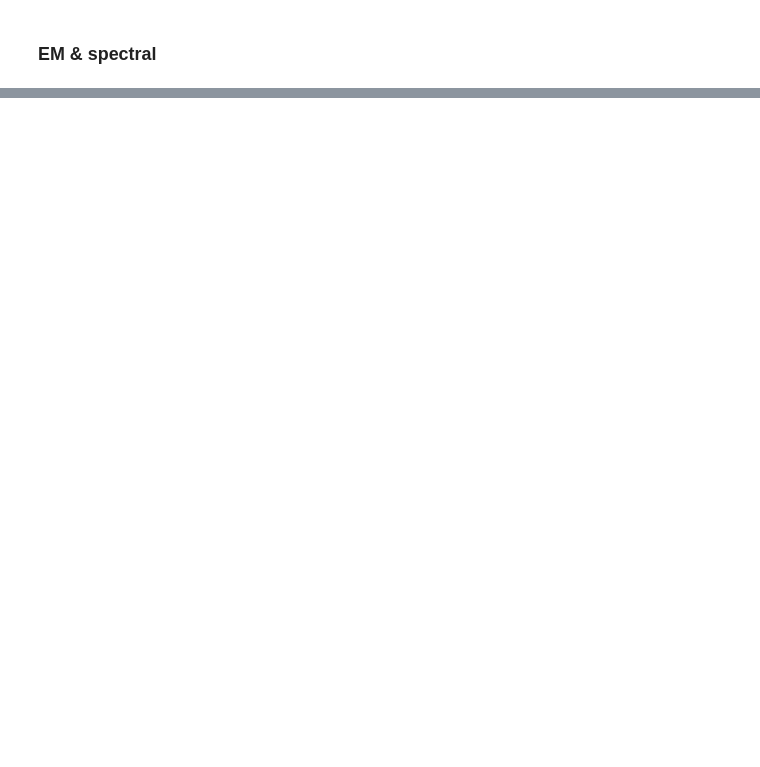
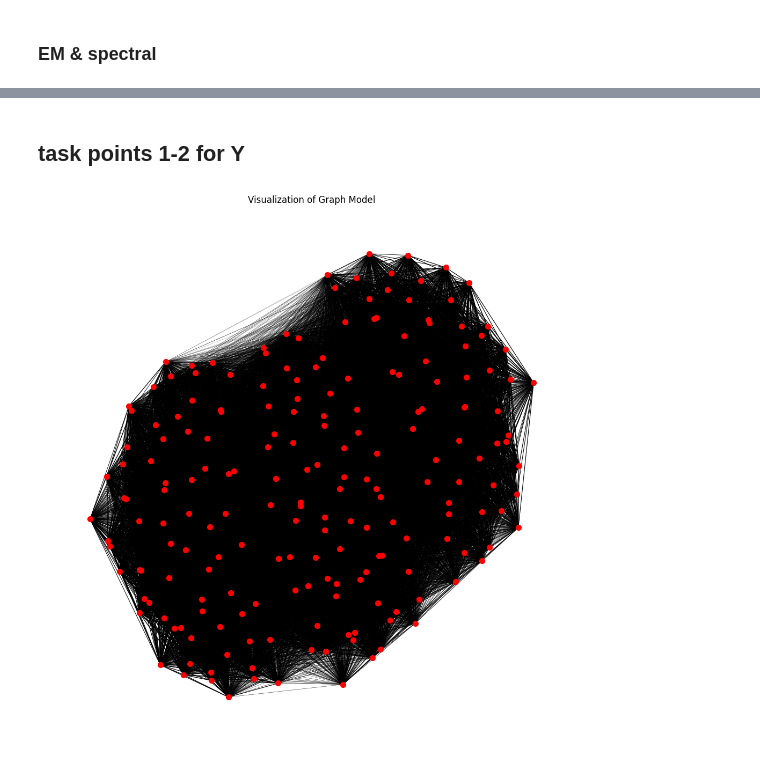
Before and after one commit to DanKolganov/Cluster_analisys, a Jupyter notebook: main.ipynb, the cells around one changed output, grey strips where cells are left out. Cells and saved outputs as stored; diff of their text form; code cells hidden in the pictures; blank space fills up the shorter version.

```diff
--- a/main.ipynb
+++ b/main.ipynb
@@ -289,0 +255,12 @@ for cluster in FOR_MODULAR:
+# %% [markdown]
+## task points 1-2 for Y
+# %%
+dist_matirx_Y, dist_matrix_Y_condenced = getDistMatrix(setY)
+# %%
+similar_matrix_Y = getSimilarityMatrix(dist_matirx_Y)
+# %%
+G_full_Y = nx.from_numpy_array(similar_matrix_Y)
+
+GraphModel_Y = plotGraph(G_full_Y)
+# %% [output]
+[figure, added]
```
Also changed, not shown: parts of 66 cells of this notebook.
